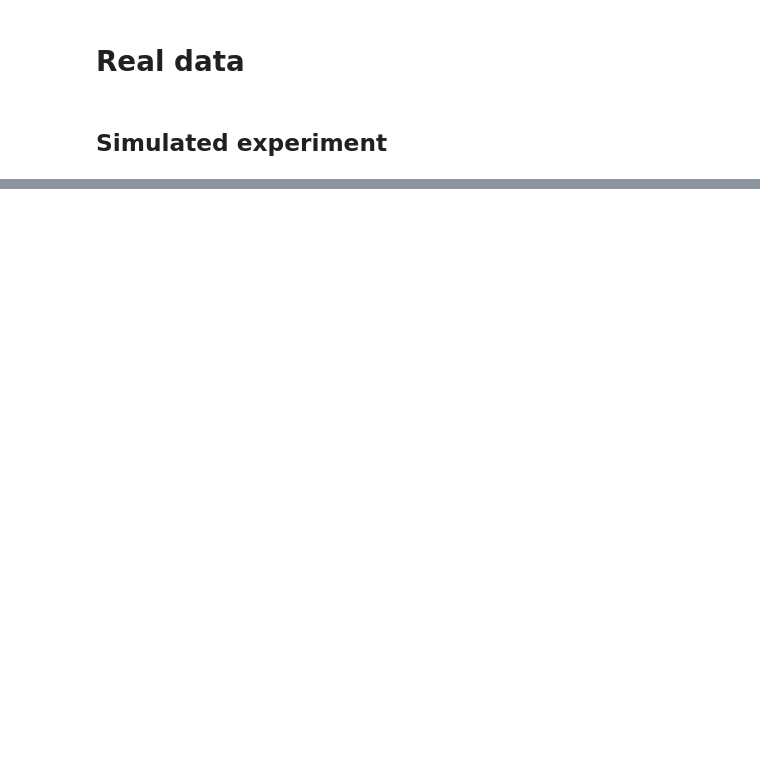
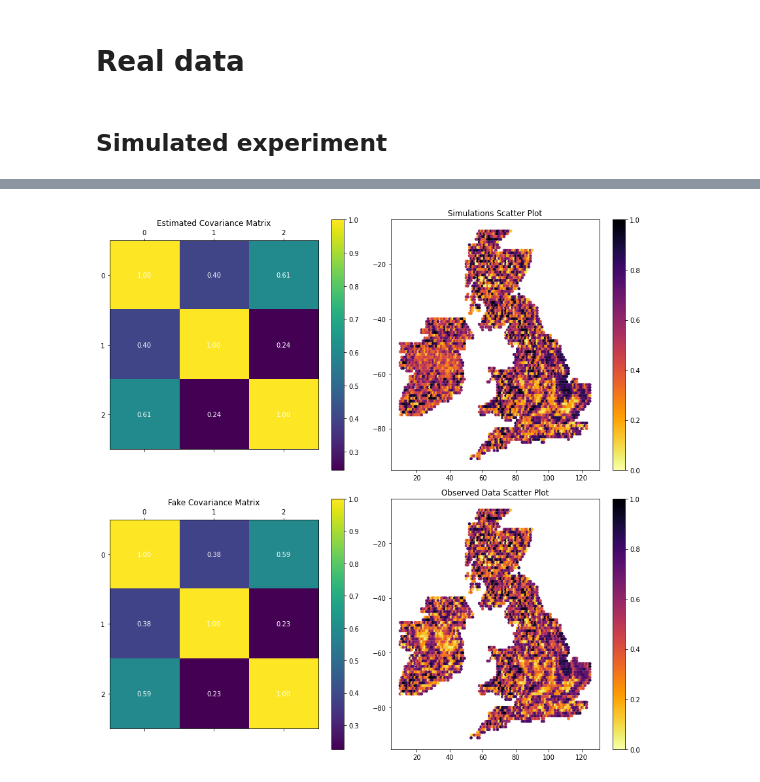
Before and after one commit to Huk-David/SpaDep_VCop, a Jupyter notebook: body/Full_SR_optim.ipynb, the cells around one changed output, grey strips where cells are left out. Saved outputs shown, nothing was run; the diff lists cells and outputs as text; code cells hidden in the pictures; blank space fills up the shorter version.

```diff
--- a/body/Full_SR_optim.ipynb
+++ b/body/Full_SR_optim.ipynb
@@ -286,12 +457,12 @@ copula_u_censored = torch.maximum(copula_u, censor_levels)
 # %%
-fake_theta = tt(40.,requires_grad=True)
-fake_a_ = tt(0.005,requires_grad=True)
+fake_a_ = tt(10.).log()
+fake_theta_ = 2000.
 
-fake_dist_3D = torch.column_stack([
-    tt([[GNM_landonly[loc][5][0],GNM_landonly[loc][5][1]] for loc in locs]),
-    fake_a_*tt([h[loc[5][0],loc[5][1]+2] for loc in [GNM_landonly[l] for l in locs]]).reshape(-1,1)])
-fake_dist_matrix = torch.cdist(fake_dist_3D, fake_dist_3D)
-fake_cov = torch_Matern_05(fake_dist_matrix, fake_theta)
+fixed_noise = norm.sample((1,len(GNM_landonly))).to(dtype=torch.float64) # fixed noise for sampling with different covariance matrices
 
-fixed_moise_sims = norm.sample((400,fake_cov.shape[0])).to(dtype=torch.float64)
-fake_data = sample_Gauss_fixed_noise(fixed_moise_sims, torch.linalg.cholesky(fake_cov))
+fake_dist_3d = torch.column_stack([
+tt([[GNM_landonly[loc][5][0],GNM_landonly[loc][5][1]] for loc in range(len(GNM_landonly))]), # this part is for lat lon
+tt(fake_a_).exp()*tt([h[loc[5][0],loc[5][1]+2] for loc in GNM_landonly]).reshape(-1,1)])[:len(locs), :len(locs)] # this part is for elevation
+fake_dist_matrix = torch.cdist(fake_dist_3d, fake_dist_3d)
+# construct the covariance matrix
+torch_Matern_05(fake_dist_matrix, fake_theta_)
@@ -416,3 +473,76 @@ plt.show()
+# %%
+fixed_noise = norm.sample((1,len(GNM_landonly))).to(dtype=torch.float64) # fixed noise for sampling with different covariance matrices
+
+#
+# estimated cov
+#
+estimated_dist_3d = torch.column_stack([
+tt([[GNM_landonly[loc][5][0],GNM_landonly[loc][5][1]] for loc in range(len(GNM_landonly))]), # this part is for lat lon
+a_.exp()*tt([h[loc[5][0],loc[5][1]+2] for loc in GNM_landonly]).reshape(-1,1)]) # this part is for elevation
+estimated_dist_matrix = torch.cdist(estimated_dist_3d, estimated_dist_3d)
+
+# construct the covariance matrix
+estimated_cov = torch_Matern_05(estimated_dist_matrix, theta_)
+# sample
+chol_cov = torch.linalg.cholesky(estimated_cov)
+sims_z = sample_Gauss_fixed_noise(fixed_noise, chol_cov) # on the Gaussian Z-space
+sims_u = norm.cdf(sims_z) # convert to U-space
+
+#
+# fake cov used here as true
+#
+fake_dist_3d = torch.column_stack([
+tt([[GNM_landonly[loc][5][0],GNM_landonly[loc][5][1]] for loc in range(len(GNM_landonly))]),
+fake_a_*tt([h[loc[5][0],loc[5][1]+2] for loc in GNM_landonly]).reshape(-1,1)])
+fake_dist_matrix = torch.cdist(fake_dist_3d, fake_dist_3d)
+# construct current guess of the covariance matrix
+fake_cov = torch_Matern_05(fake_dist_matrix, fake_theta_)
+# sample
+chol_cov_fake = torch.linalg.cholesky(fake_cov)
+sims_z_fake = sample_Gauss_fixed_noise(fixed_noise, chol_cov_fake) # on the Gaussian Z-space
+sims_u_fake = norm.cdf(sims_z_fake) # convert to U-space
+
+
+loc_len = len(locs)
+
+
+fig, axs = plt.subplots(2, 2, figsize=(12, 12))
+# Plot estimated estimated matrix
+est_cov_np = estimated_cov.detach().numpy()[:loc_len, :loc_len]
+im1 = axs[0, 0].matshow(est_cov_np)
+axs[0, 0].set_title('Estimated Covariance Matrix')
+fig.colorbar(im1, ax=axs[0, 0])
+# Add numbers over each cell
+for (i, j), val in np.ndenumerate(est_cov_np):
+    axs[0, 0].text(j, i, f'{val:.2f}', ha='center', va='center', color='white')
+
+# Plot scatter plot of simulations
+sc = axs[0, 1].scatter([GNM_landonly[loc][5][1] for loc in range(len(GNM_landonly))],
+                       [-GNM_landonly[loc][5][0] for loc in range(len(GNM_landonly))],
+                       c=sims_u.detach().numpy(), cmap='inferno_r', vmin=0, vmax=1, s=13)
+axs[0, 1].set_title('Simulations Scatter Plot')
+fig.colorbar(sc, ax=axs[0, 1])
+
+# Plot observed covariance matrix
+fake_cov_np = fake_cov.detach().numpy()[:loc_len, :loc_len]
+im2 = axs[1, 0].matshow(fake_cov_np)
+axs[1, 0].set_title('Fake Covariance Matrix')
+fig.colorbar(im2, ax=axs[1, 0])
+# Add numbers over each cell
+for (i, j), val in np.ndenumerate(fake_cov_np):
+    axs[1, 0].text(j, i, f'{val:.2f}', ha='center', va='center', color='white')
+
+# Plot observed data
+sc_obs = axs[1, 1].scatter([GNM_landonly[loc][5][1] for loc in range(len(GNM_landonly))],
+                           [-GNM_landonly[loc][5][0] for loc in range(len(GNM_landonly))],
+                           c=sims_u_fake.detach().numpy(), cmap='inferno_r', vmin=0, vmax=1, s=13)
+axs[1, 1].set_title('Observed Data Scatter Plot')
+fig.colorbar(sc_obs, ax=axs[1, 1])
+
+plt.tight_layout()
+plt.show()
+# %% [output]
+[figure, added]
 # %%
 import plotly.graph_objects as go
 import numpy as np
```
Also changed, not shown: parts of 17 cells of this notebook.
